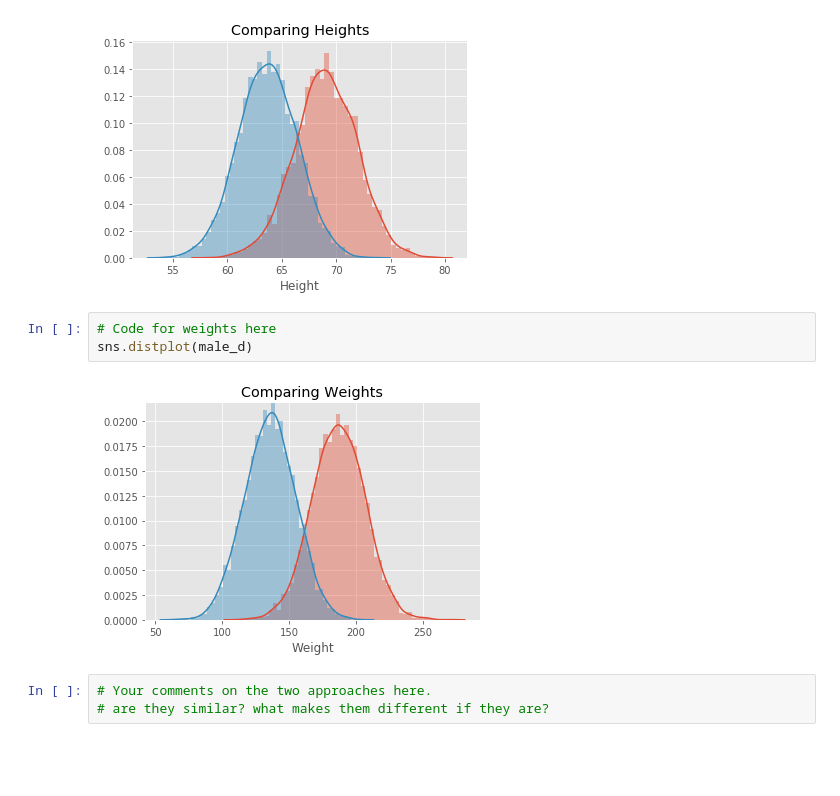
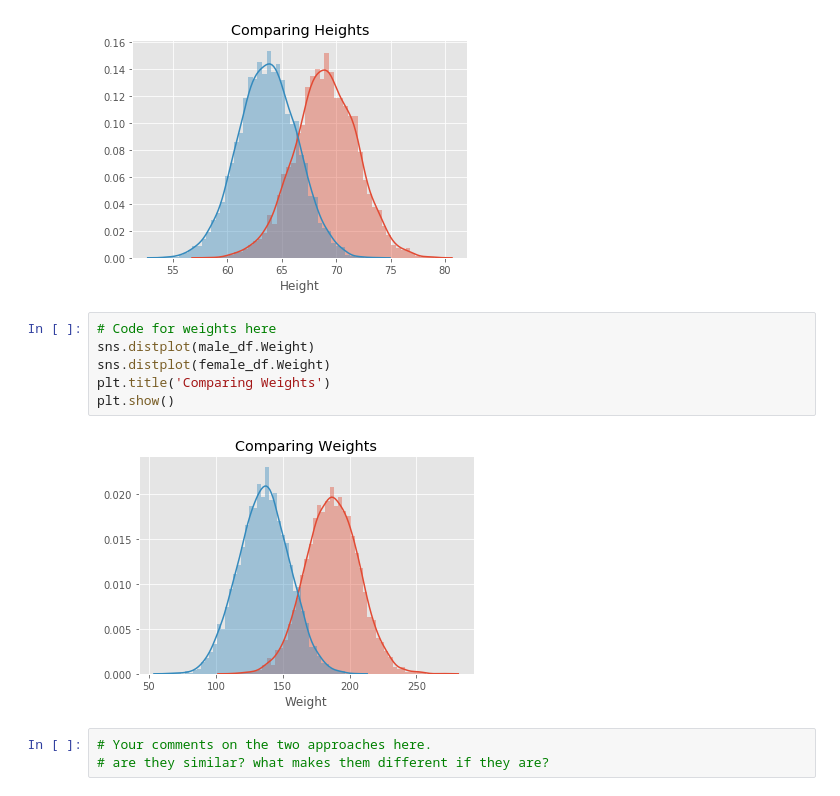
Before and after one commit to yagutaro/probability-density-functions-lab-hbs-ds-060120, a Jupyter notebook: index.ipynb, the cells around one changed output. Saved outputs shown, nothing was run; the diff lists cells and outputs as text; blank space fills up the shorter version.

```diff
--- a/index.ipynb
+++ b/index.ipynb
@@ -182,9 +182,12 @@ plt.show()
 [figure]
 # %%
 # Code for weights here
-sns.distplot(male_d)
+sns.distplot(male_df.Weight)
+sns.distplot(female_df.Weight)
+plt.title('Comparing Weights')
+plt.show()
 # %% [output]
-[figure, old version]
+[figure, new version]
 # %%
 # Your comments on the two approaches here.
 # are they similar? what makes them different if they are?
```
